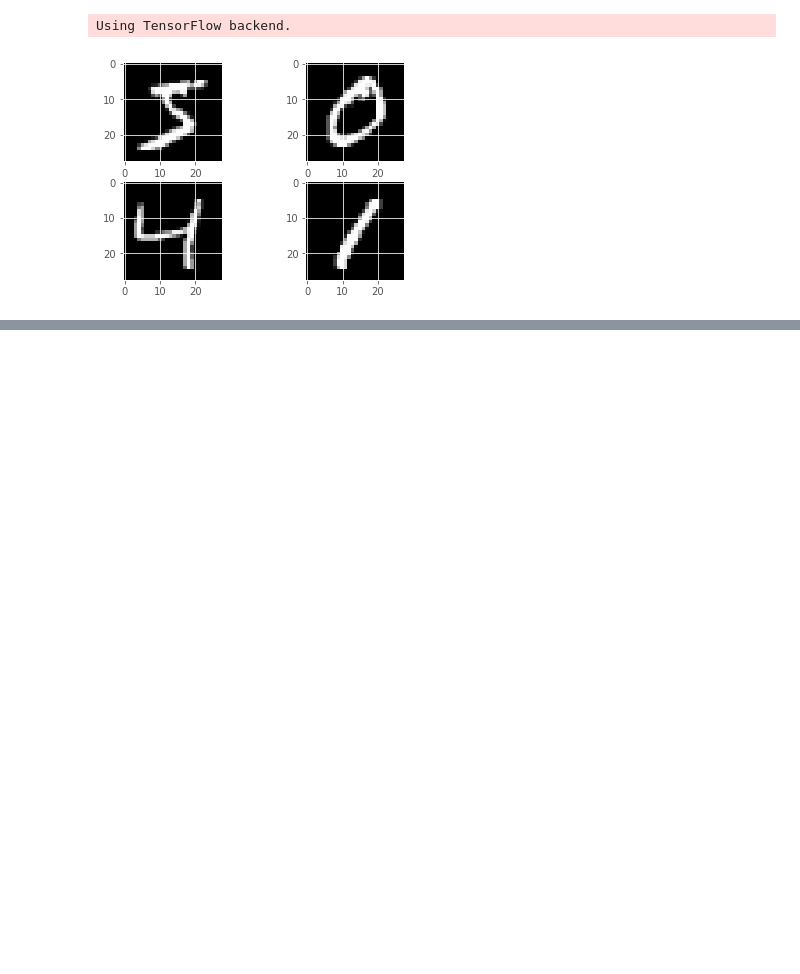
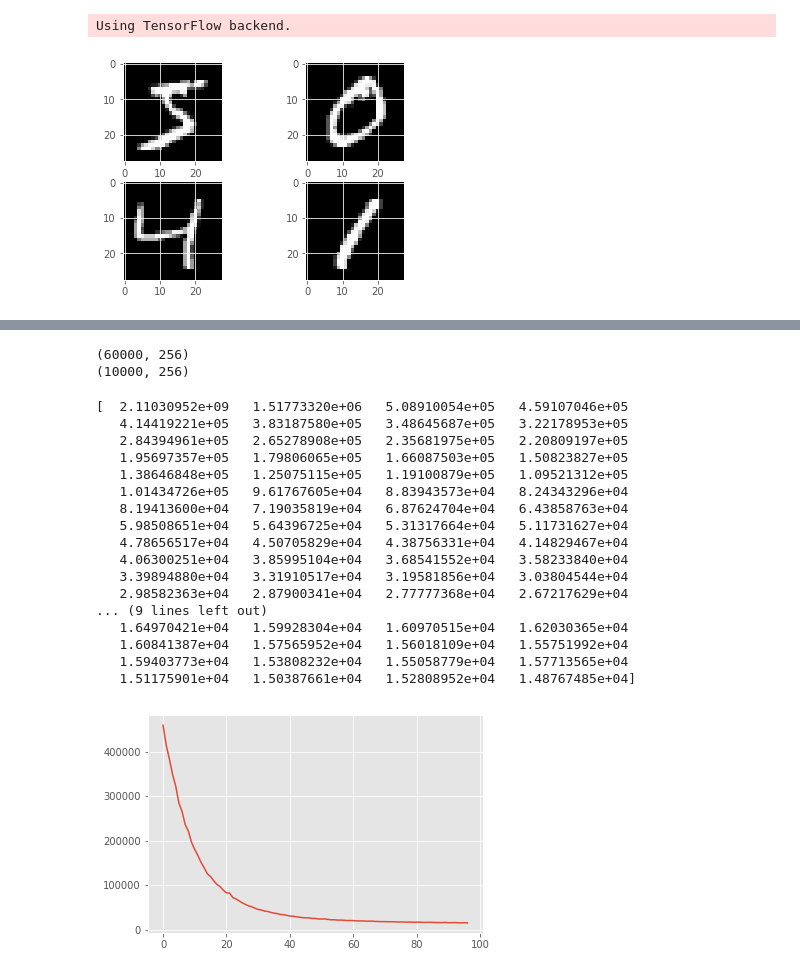
Before and after one commit to bl-2633/Bayesian-Representation-Learning, a Jupyter notebook: snp_gen/Bayesian_AE.ipynb, the cells around one changed output, grey strips where cells are left out. Drawn from its saved outputs; the diff is of its cells as text; code cells hidden in the pictures; blank space fills up the shorter version.

```diff
--- a/snp_gen/Bayesian_AE.ipynb
+++ b/snp_gen/Bayesian_AE.ipynb
@@ -116,0 +120,38 @@ plt.show()
+# %%
+encode_weights = qW_encode.sample()
+encode_bias = qb_encode.sample()
+train_encoded = tf.matmul(x_train, encode_weights) + encode_bias
+test_encoded = tf.matmul(x_test, encode_weights) + encode_bias
+print(train_encoded.eval().shape)
+print(test_encoded.eval().shape)
+with open('./data/encoded_train_BAE.pkl','wb') as f:
+    pickle.dump(train_encoded.eval(),f)
+with open('./data/encoded_test_BAE.pkl','wb') as f:
+    pickle.dump(test_encoded.eval(),f)
+# %% [output]
+(60000, 256)
+(10000, 256)
+# %%
+log_loss_temp = np.multiply(log_loss, -1)
+print(log_loss_temp)
+plt.plot(range(97), log_loss_temp[3:])
+plt.show()
+# %% [output]
+[  2.11030952e+09   1.51773320e+06   5.08910054e+05   4.59107046e+05
+   4.14419221e+05   3.83187580e+05   3.48645687e+05   3.22178953e+05
+   2.84394961e+05   2.65278908e+05   2.35681975e+05   2.20809197e+05
+   1.95697357e+05   1.79806065e+05   1.66087503e+05   1.50823827e+05
+   1.38646848e+05   1.25075115e+05   1.19100879e+05   1.09521312e+05
+   1.01434726e+05   9.61767605e+04   8.83943573e+04   8.24343296e+04
+   8.19413600e+04   7.19035819e+04   6.87624704e+04   6.43858763e+04
+   5.98508651e+04   5.64396725e+04   5.31317664e+04   5.11731627e+04
+   4.78656517e+04   4.50705829e+04   4.38756331e+04   4.14829467e+04
+   4.06300251e+04   3.85995104e+04   3.68541552e+04   3.58233840e+04
+   3.39894880e+04   3.31910517e+04   3.19581856e+04   3.03804544e+04
+   2.98582363e+04   2.87900341e+04   2.77777368e+04   2.67217629e+04
+... (9 lines left out)
+   1.64970421e+04   1.59928304e+04   1.60970515e+04   1.62030365e+04
+   1.60841387e+04   1.57565952e+04   1.56018109e+04   1.55751992e+04
+   1.59403773e+04   1.53808232e+04   1.55058779e+04   1.57713565e+04
+   1.51175901e+04   1.50387661e+04   1.52808952e+04   1.48767485e+04]
+[figure, added]
```
Also changed, not shown: parts of 5 cells of this notebook, 3 other files.
